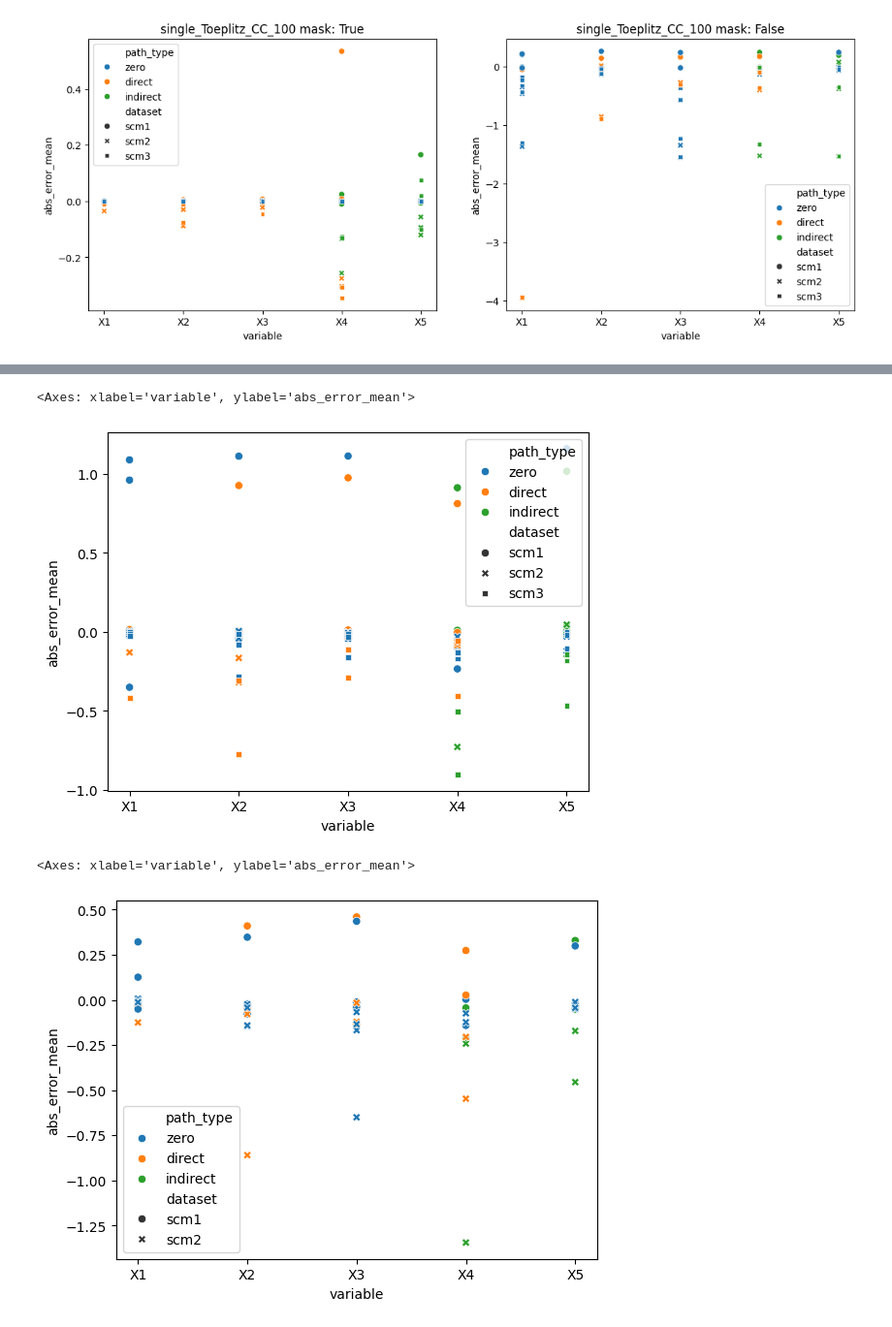
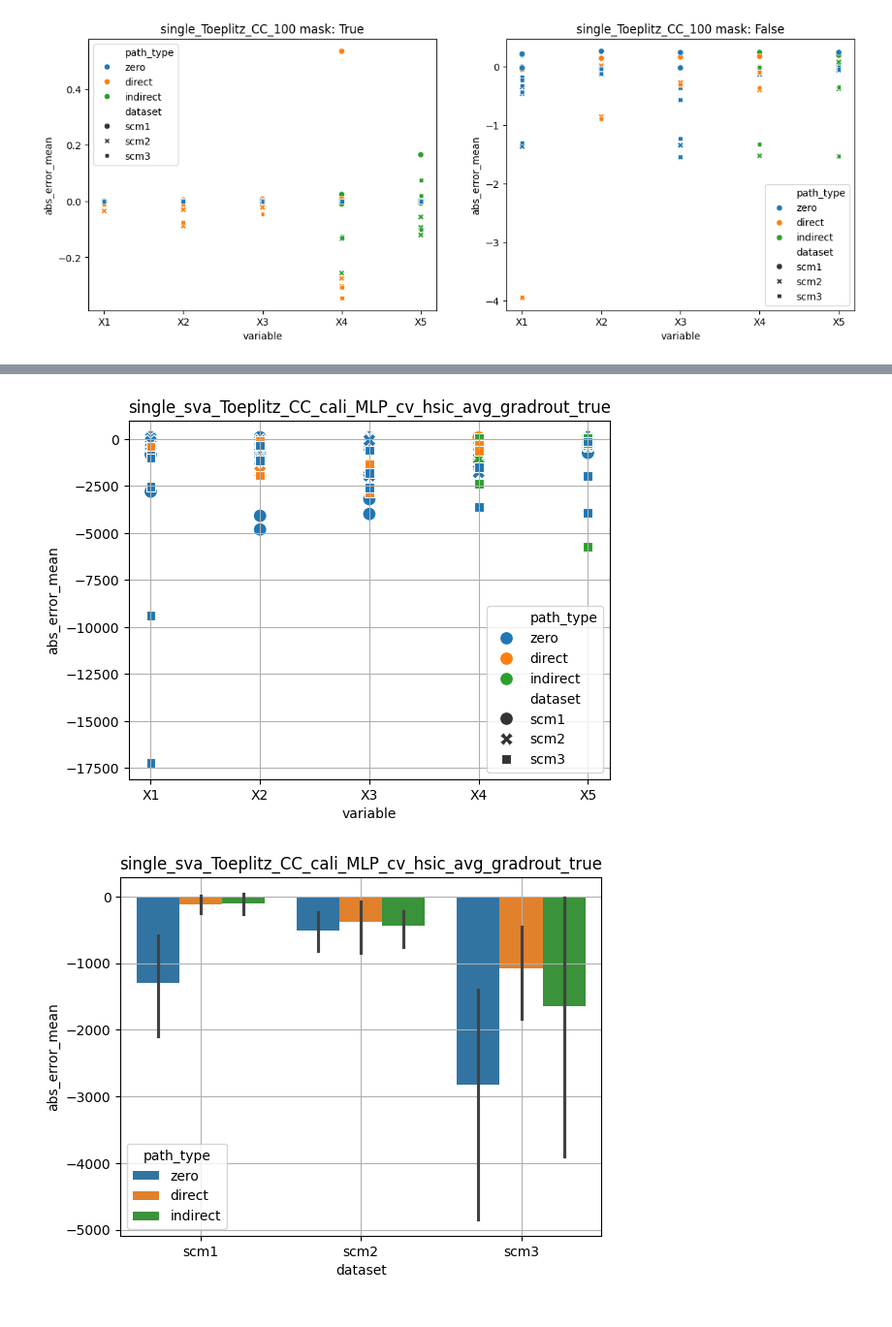
Before and after one commit to scipi1/causaliT, a Jupyter notebook: notebooks/nb_benchmark.ipynb, the cells around one changed output, grey strips where cells are left out. Shown at 97% size. Drawn from its saved outputs; the diff is of its cells as text; code cells hidden in the pictures.

Commit message:
normalized hsic, continuous ds

```diff
--- a/notebooks/nb_benchmark.ipynb
+++ b/notebooks/nb_benchmark.ipynb
@@ -996,0 +998,17 @@ for i in range(len(axs)):
+# %%
+def eval_model(model_label, error_label = "abs_error_mean", baseline_label="baseline"):
+    df_ = df.set_index(["model", "hard", "dataset", "intervention", "variable", "dist_group", "struct_group", "path_type"])
+    dfm_ = dfm.set_index(["model", "hard", "dataset", "intervention", "variable", "dist_group", "struct_group", "path_type"])
+    dfna_diff = (df_.loc[baseline_label][error_label] - dfm_.loc[model_label][error_label])/(df_.loc[baseline_label][error_label])*100 # positive = good!
+
+    fig1 = plt.figure()
+    sns.scatterplot(dfna_diff.reset_index().dropna(), x="variable", y=error_label, hue="path_type", style="dataset", s=100)
+    plt.grid(True)
+    plt.title(model_label)
+
+    fig2 = plt.figure()
+    sns.barplot(dfna_diff.reset_index(), x="dataset", y=error_label, hue="path_type")
+    plt.grid(True)
+    plt.title(model_label)
+
+    plt.show([fig1,fig2])
@@ -1058,24 +1044,5 @@ sns.scatterplot(dfna_diff.reset_index().dropna(), x="variable", y=error_label, h
-# %%
-df_ = df.set_index(["model", "hard", "dataset", "intervention", "variable", "dist_group", "struct_group", "path_type"])
-dfm_ = dfm.set_index(["model", "hard", "dataset", "intervention", "variable", "dist_group", "struct_group", "path_type"])
-
-model_label = "single_sva_Toeplitz_CC_cali_MLP_cv"
-error_label = "abs_error_mean"
-
-dfna_diff = (df_.loc["baseline"][error_label] - dfm_.loc[model_label][error_label]) # positive = good!
-sns.scatterplot(dfna_diff.reset_index().dropna(), x="variable", y=error_label, hue="path_type", style="dataset")
-# %% [output]
-<Axes: xlabel='variable', ylabel='abs_error_mean'>
-[figure, removed]
 # %%
-df_ = df.set_index(["model", "hard", "dataset", "intervention", "variable", "dist_group", "struct_group", "path_type"])
-dfm_ = dfm.set_index(["model", "hard", "dataset", "intervention", "variable", "dist_group", "struct_group", "path_type"])
-
-model_label = "single_sva_Toeplitz_CC_cali_MLP_cv_grad"
-error_label = "abs_error_mean"
-
-dfna_diff = (df_.loc["baseline"][error_label] - dfm_.loc[model_label][error_label]) # positive = good!
-sns.scatterplot(dfna_diff.reset_index().dropna(), x="variable", y=error_label, hue="path_type", style="dataset")
+eval_model("single_sva_Toeplitz_CC_cali_MLP_cv_hsic_avg_gradrout_true")
 # %% [output]
-<Axes: xlabel='variable', ylabel='abs_error_mean'>
-[figure, old version]
+[figure, new version]
+[figure, added]
```
Also changed, not shown: parts of 12 cells of this notebook, 17 other files.
